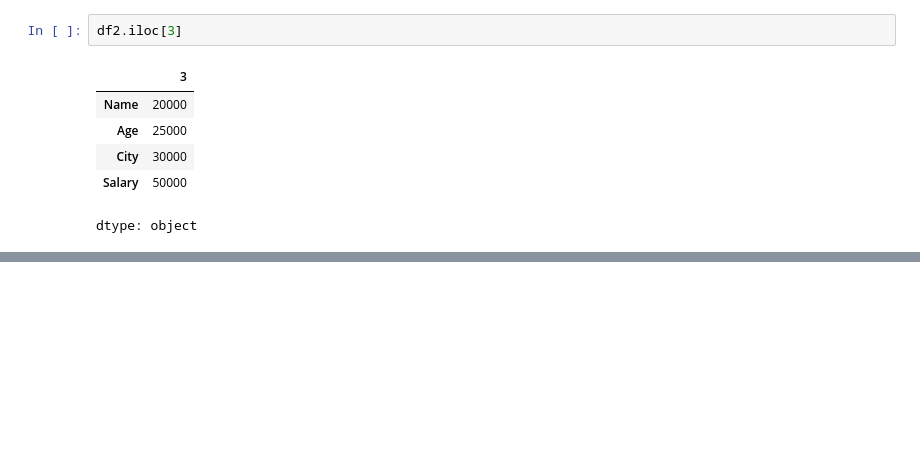
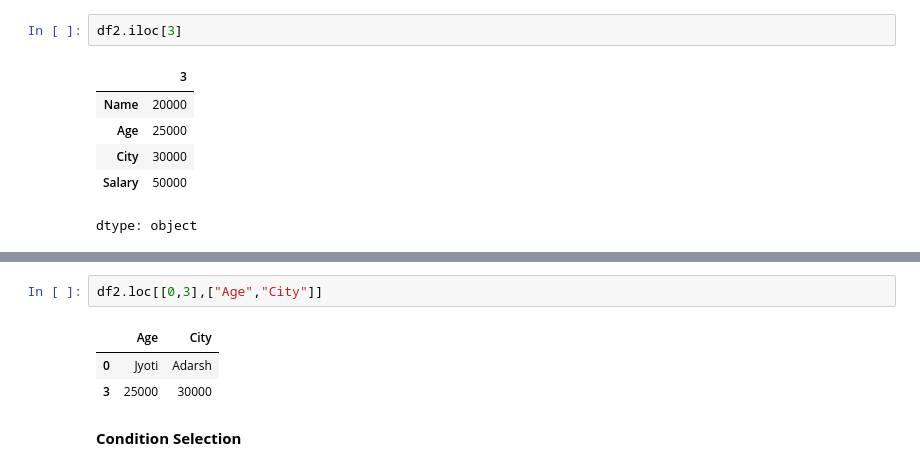
Before and after one commit to jyotigiri7219/Practice, a Jupyter notebook: Pandas.ipynb, the cells around one changed output, grey strips where cells are left out. Drawn from its saved outputs; the diff is of its cells as text; blank space fills up the shorter version.

```diff
--- a/Pandas.ipynb
+++ b/Pandas.ipynb
@@ -192,0 +203,8 @@ dtype: object
+# %%
+df2.loc[[0,3],["Age","City"]]
+# %% [output]
+|  | Age | City |
+| 0 | Jyoti | Adarsh |
+| 3 | 25000 | 30000 |
+# %% [markdown]
+**Condition Selection**
```
Also changed, not shown: parts of 4 cells of this notebook.
